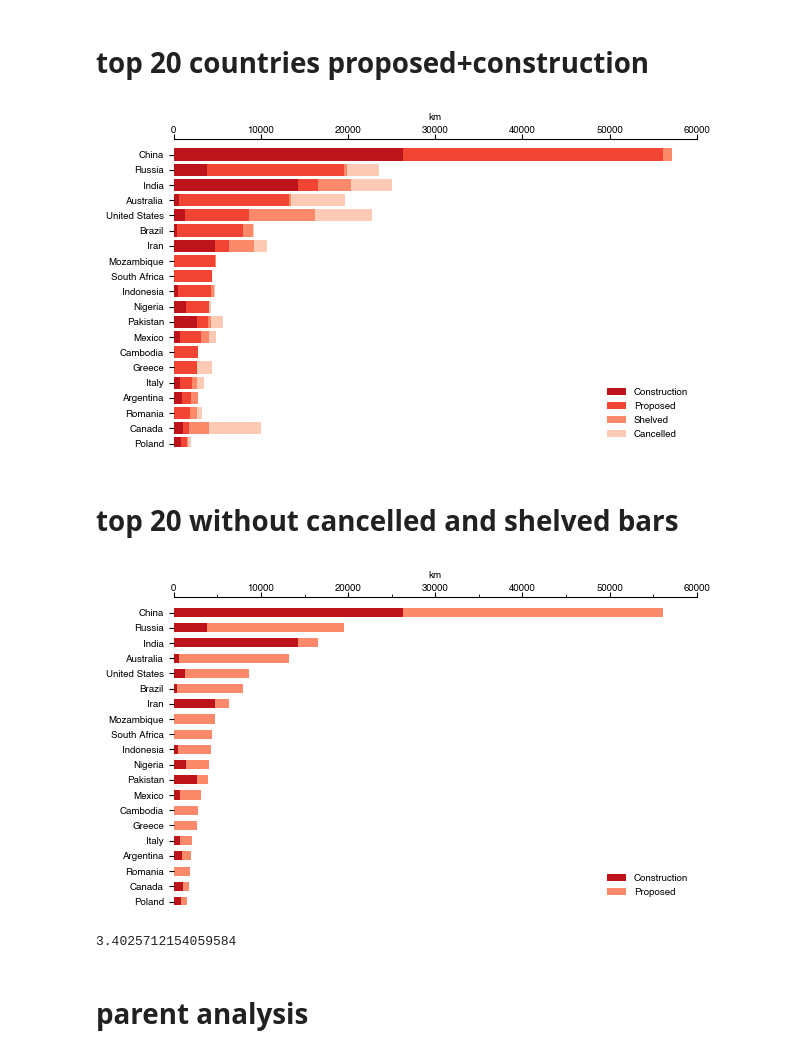
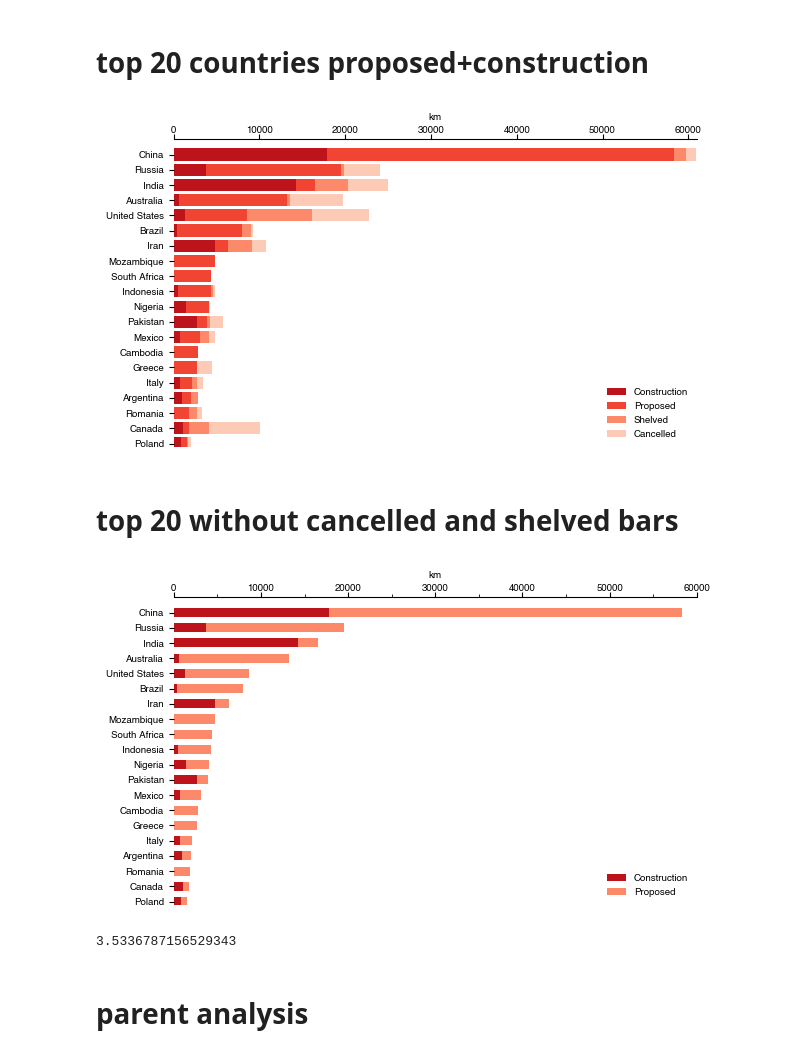
Before and after one commit to GlobalEnergyMonitor/GOIT-GGIT-research, a Jupyter notebook: gas-pipelines-report-late2022/notebooks/gas-pipelines-briefing-2022-research-calculations.ipynb, the cells around one changed output. Saved outputs shown, nothing was run; the diff lists cells and outputs as text; code cells hidden in the pictures.

```diff
--- a/gas-pipelines-report-late2022/notebooks/gas-pipelines-briefing-2022-research-calculations.ipynb
+++ b/gas-pipelines-report-late2022/notebooks/gas-pipelines-briefing-2022-research-calculations.ipynb
@@ -26,7 +26,8 @@ tracker_cancelled = sel_cmap(0.2)
 # %%
 credentials_directory = '/Users/baird/Dropbox/_google-api/'
 gc = pygsheets.authorize(service_account_env_var='GDRIVE_API_CREDENTIALS')
-spreadsheet = gc.open_by_key('1foPLE6K-uqFlaYgLPAUxzeXfDO5wOOqE7tibNHeqTek')
+#spreadsheet = gc.open_by_key('1foPLE6K-uqFlaYgLPAUxzeXfDO5wOOqE7tibNHeqTek')
+spreadsheet = gc.open_by_key('1bfPrp0w8Ruorq08Qe4hD8M3xVJ5e00phZ6ApFivO98k') # dec 2022 version
 
 #spreadsheet[1] "Gas Pipelines" tab is the second index
 gas_pipes = spreadsheet.worksheet('title','Gas pipelines').get_as_df(start='A2')
@@ -592,35 +505,35 @@ ax.barh(numpy.arange(nbars),
 
 ax.set_yticks(numpy.arange(nbars))
 ax.set_yticklabels(km_by_country_df.index[:nbars][::-1])
 ax.tick_params(labelsize=font_size)
 ax.tick_params('x', pad=0)
-ax.set_xlim(0,60000)
+ax.set_xlim(0,61000)
 #ax.set_ylim(-.75,19.75)
 ax.set_ylim(-.25,20)
 ax.set_xlabel('km', size=font_size)#, labelpad=10)
 ax.xaxis.set_ticks_position('top')
 ax.xaxis.set_label_position('top')
 
 ax.legend(fontsize=font_size, frameon=False, loc='lower right')
 
 ax.spines['right'].set_visible(False)
 ax.spines['left'].set_visible(False)
 ax.spines['bottom'].set_visible(False)
 
 #mp.savefig('saved-figures/oil-pipelines_top-20-countries.pdf', bbox_inches='tight', transparent=True)
 
 #adjust_spines(ax, ['top'])
 
 mp.savefig('saved-figures/gas-pipelines_top-20-countries.png',
           bbox_inches='tight',
           transparent=True,
           dpi=600)
 
 mp.savefig('saved-figures/gas-pipelines_top-20-countries.pdf',
           bbox_inches='tight',
           transparent=True)
 # %% [output]
-[figure, old version]
+[figure, new version]
 # %% [markdown]
 # top 20 without cancelled and shelved bars
 # %%
@@ -684,12 +597,12 @@ mp.savefig('saved-figures/gas-pipelines_top-20-countries-no-cancelled-shelved.pd
           bbox_inches='tight',
           transparent=True)
 # %% [output]
-[figure, old version]
+[figure, new version]
 # %%
 # ratio of China to India (how many times larger is km of Chinese pipelines than India?)
 km_by_country_df.loc['China']['Proposed+Construction']/km_by_country_df.loc['India']['Proposed+Construction']
 # %% [output]
-3.4025712154059584
+3.5336787156529343
 # %% [markdown]
 # parent analysis
 # %%
```
Also changed, not shown: parts of 44 cells of this notebook, 6 other files.
